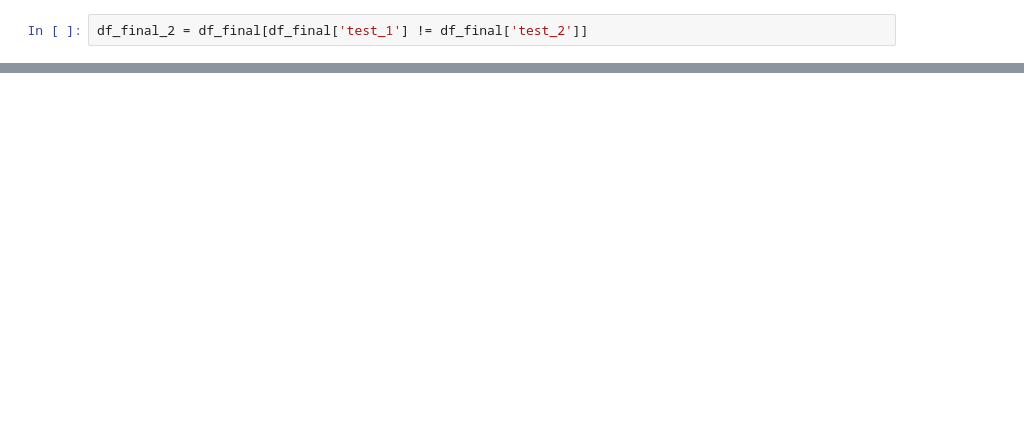
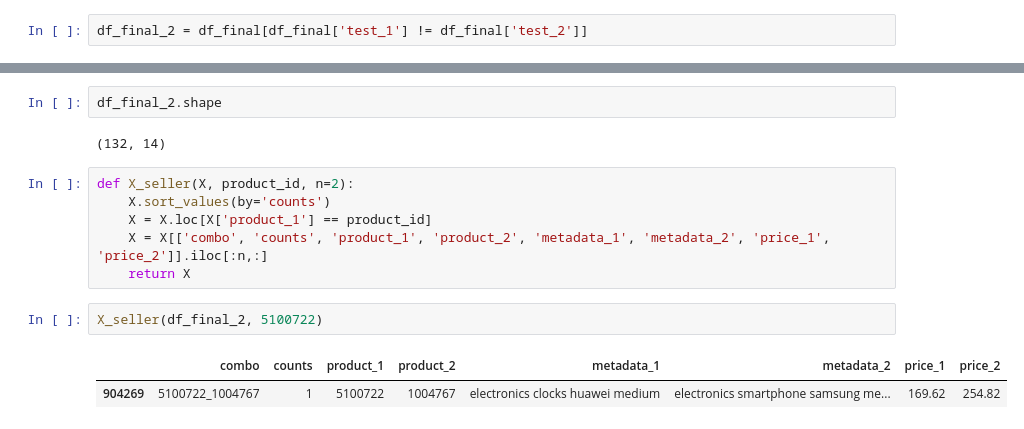
Before and after one commit to sailormoonvicky/eCommerce, a Jupyter notebook: notebooks/X_seller_refined_12_05.ipynb, the cells around one changed output, grey strips where cells are left out. Saved outputs shown, nothing was run; the diff lists cells and outputs as text; blank space fills up the shorter version.

```diff
--- a/notebooks/X_seller_refined_12_05.ipynb
+++ b/notebooks/X_seller_refined_12_05.ipynb
@@ -171,0 +334,15 @@ df_final_2.head()
+# %%
+df_final_2.shape
+# %% [output]
+(132, 14)
+# %%
+def X_seller(X, product_id, n=2):
+    X.sort_values(by='counts')
+    X = X.loc[X['product_1'] == product_id]
+    X = X[['combo', 'counts', 'product_1', 'product_2', 'metadata_1', 'metadata_2', 'price_1', 'price_2']].iloc[:n,:]
+    return X
+# %%
+X_seller(df_final_2, 5100722)
+# %% [output]
+|  | combo | counts | product_1 | product_2 | metadata_1 | metadata_2 | price_1 | price_2 |
+| 904269 | 5100722_1004767 | 1 | 5100722 | 1004767 | electronics clocks huawei medium | electronics smartphone samsung me... | 169.62 | 254.82 |
```
Also changed, not shown: parts of 35 cells of this notebook, 2 other files.
